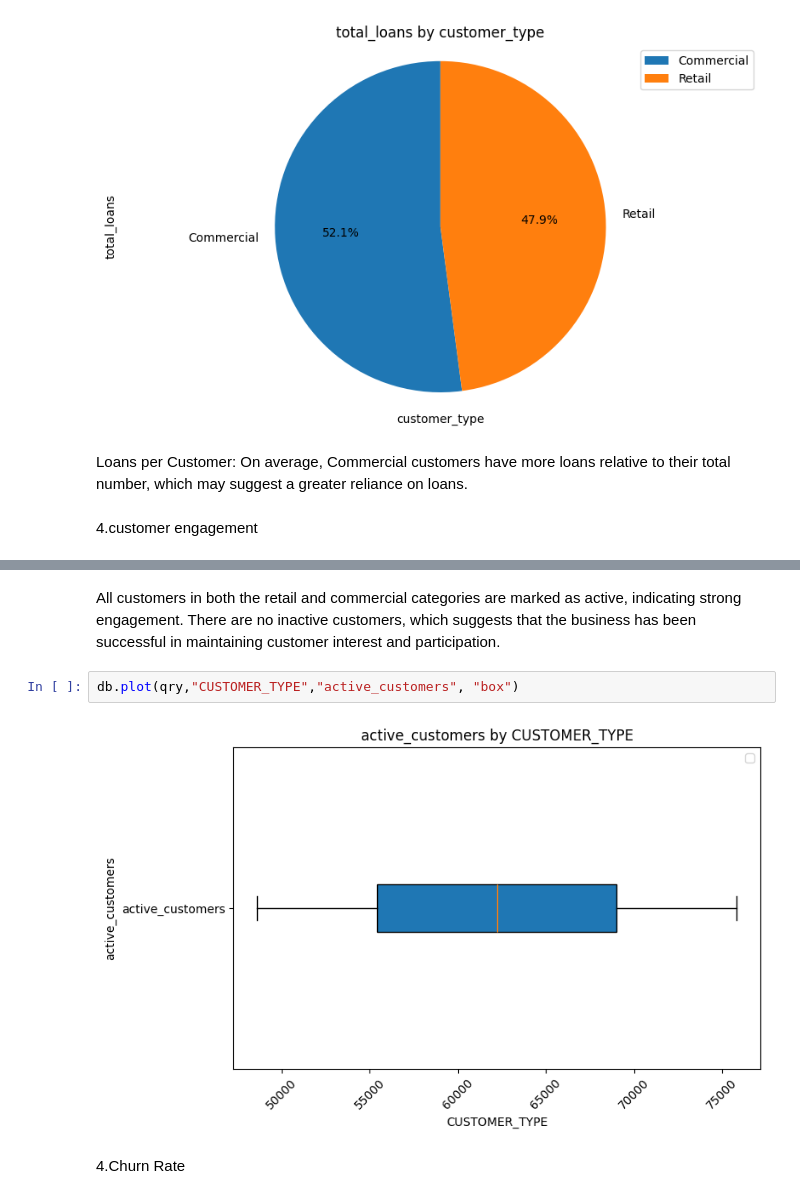
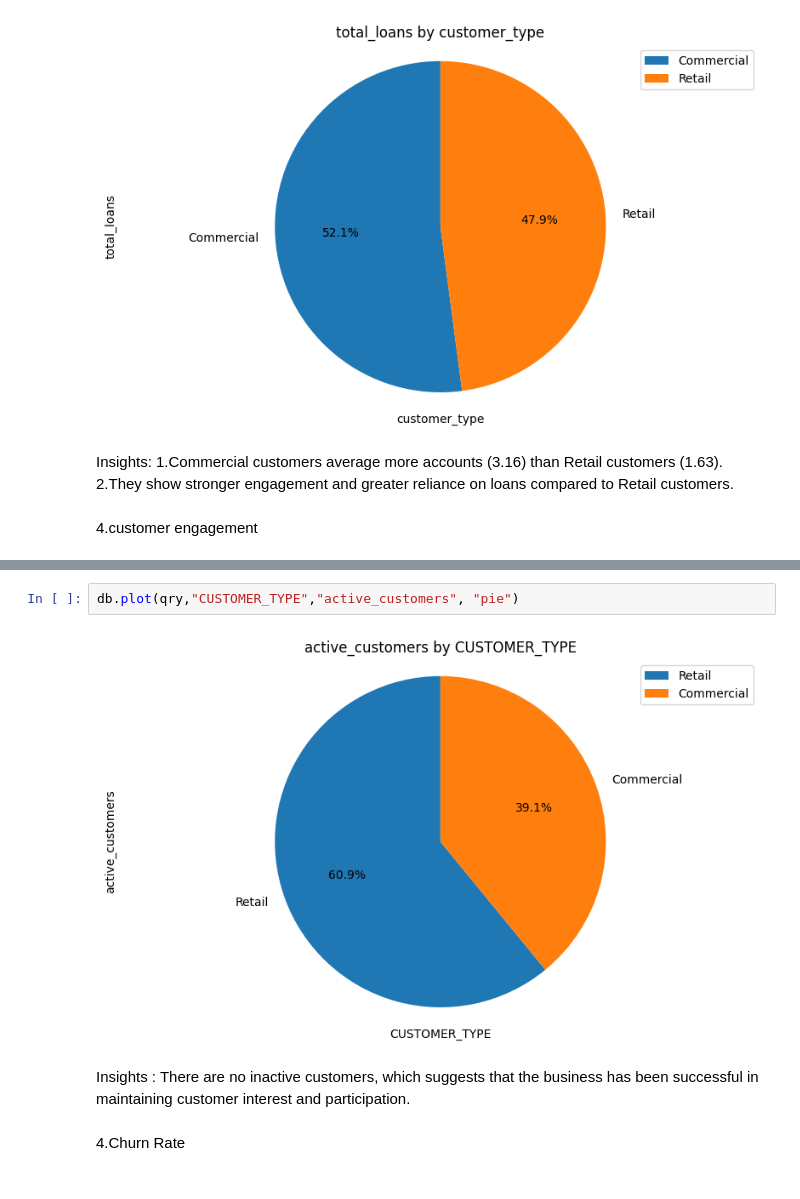
Before and after one commit to scidata-22/star-api, a Jupyter notebook: 02_customer_info.ipynb, the cells around one changed output, grey strips where cells are left out. Drawn from its saved outputs; the diff is of its cells as text.

```diff
--- a/02_customer_info.ipynb
+++ b/02_customer_info.ipynb
@@ -108,9 +107,10 @@ db.plot_clustered_bar(qry, "customer_type", "total_customers", "active_customers
 db.plot(qry,"customer_type","total_loans", "pie")
 # %% [output]
 [figure]
-# %% [markdown]
-Loans per Customer:
-On average, Commercial customers have more loans relative to their total number, which may suggest a greater reliance on loans.
+# %% [markdown]
+Insights:
+1.Commercial customers average more accounts (3.16) than Retail customers (1.63).
+2.They show stronger engagement and greater reliance on loans compared to Retail customers.
 # %% [markdown]
 4.customer engagement
 # %%
@@ -139,12 +139,12 @@ db.execute(qry)
 |  | CUSTOMER_TYPE | total_customers | average_age | active_customers | inactive_customers | total_accounts | ... |
 | 0 | Retail | 75818 | 44.320719 | 75818 | 0 | 147184 | ... |
 | 1 | Commercial | 48612 | 48.122953 | 48612 | 0 | 170781 | ... |
-# %% [markdown]
-All customers in both the retail and commercial categories are marked as active, indicating strong engagement. There are no inactive customers, which suggests that the business has been successful in maintaining customer interest and participation.
 # %%
-db.plot(qry,"CUSTOMER_TYPE","active_customers", "box")
+db.plot(qry,"CUSTOMER_TYPE","active_customers", "pie")
 # %% [output]
-[figure, old version]
+[figure, new version]
+# %% [markdown]
+Insights : There are no inactive customers, which suggests that the business has been successful in maintaining customer interest and participation.
 # %% [markdown]
 4.Churn Rate
 # %%
```
Also changed, not shown: parts of 21 cells of this notebook, 1 other file.
